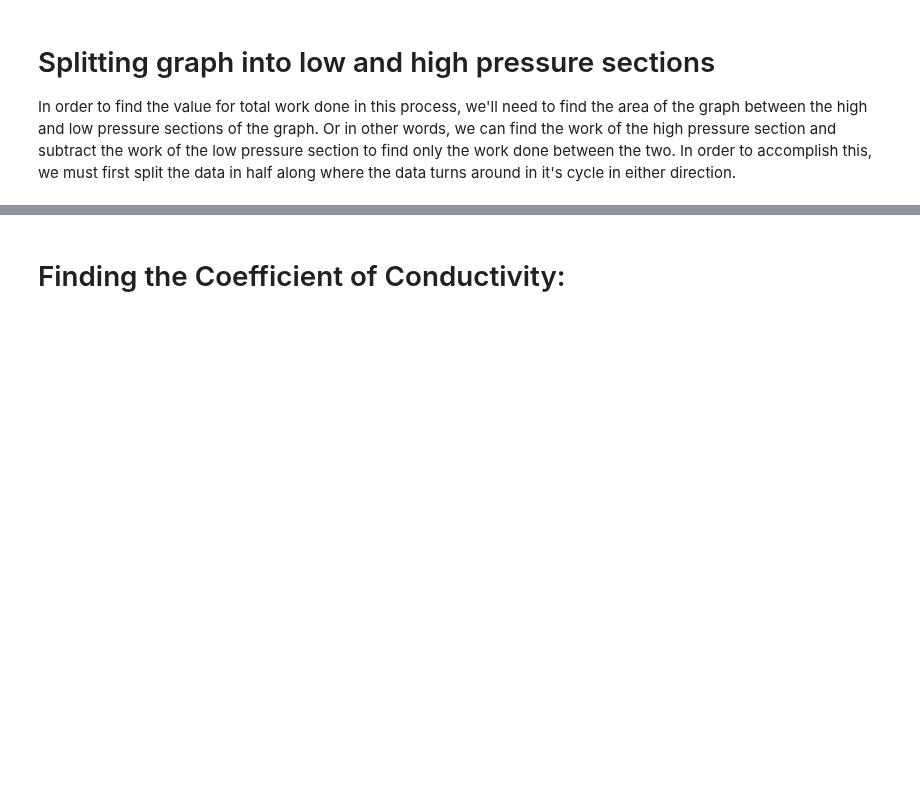
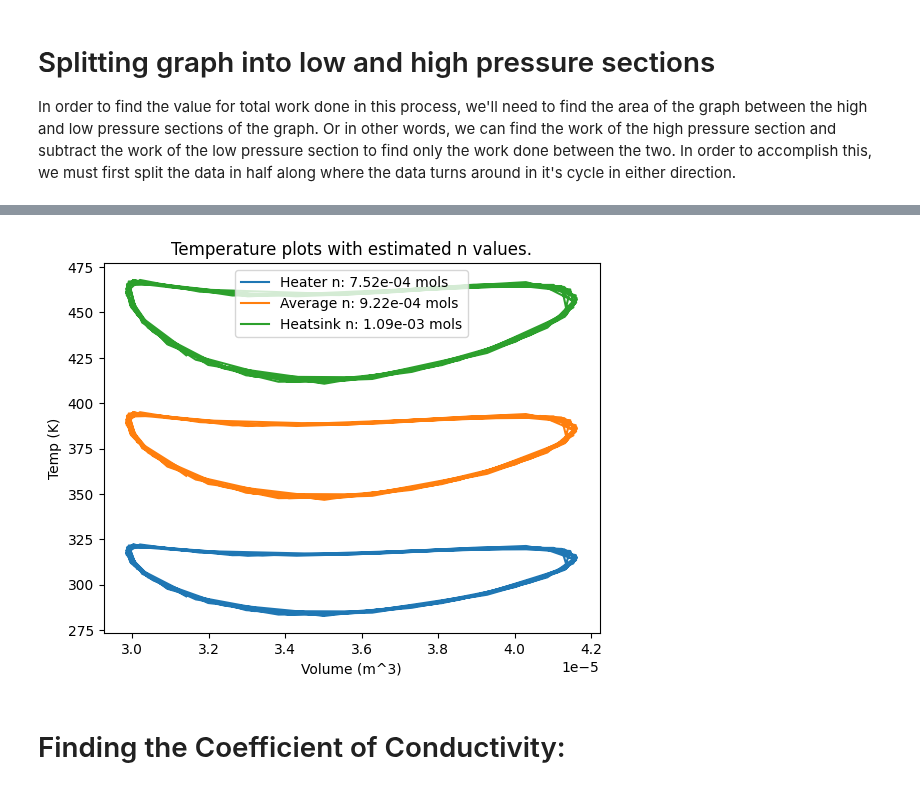
Before and after one commit to maraMaraschino/Adv-Lab, a Jupyter notebook: Stirling Engine/Lab/stirling-engine.ipynb, the cells around one changed output, grey strips where cells are left out. Saved outputs shown, nothing was run; the diff lists cells and outputs as text; code cells hidden in the pictures; blank space fills up the shorter version.

Commit message:
Working on finding temperature function

```diff
--- a/Stirling Engine/Lab/stirling-engine.ipynb
+++ b/Stirling Engine/Lab/stirling-engine.ipynb
@@ -138,0 +192,72 @@ p_i, p_f = sorted_pressure[0], sorted_pressure[-1]
+# %%
+# Find minima and maxima of pressure across cycles
+volume_m3 = volume / 1e6
+array_pressure = np.array(pressure)
+
+max_indices = argrelextrema(array_pressure, np.greater, order=5)[0]
+min_indices = argrelextrema(-array_pressure, np.greater, order=5)[0]
+
+# Find the corresponding values for temperatures across the sensors
+sampled_high_heater_temps = heater_temp.loc[max_indices]
+sampled_low_heater_temps = heater_temp.loc[min_indices]
+
+avg_high_heater_temp = sum(sampled_high_heater_temps)/len(sampled_high_heater_temps)
+avg_low_heater_temp = sum(sampled_low_heater_temps)/len(sampled_low_heater_temps)
+
+high_heatsink_temps = heatsink_temp.loc[max_indices]
+low_heatsink_temps = heatsink_temp.loc[min_indices]
+
+avg_high_heatsink_temp = sum(high_heatsink_temps)/len(high_heatsink_temps)
+avg_low_heatsink_temp = sum(low_heatsink_temps)/len(low_heatsink_temps)
+
+print(f'Avg high heater temp: {avg_high_heater_temp:.5f} K, Avg low heater temp: {avg_low_heater_temp:.5f}')
+print(f't_f - t_i: {avg_high_heater_temp - avg_low_heater_temp} K')
+print(f'Avg high heatsink temp: {avg_high_heatsink_temp:.5f} K, Avg low heatsink temp: {avg_low_heatsink_temp:.5f}')
+print(f't_f - t_i: {avg_high_heatsink_temp - avg_low_heatsink_temp} K')
+
+high_vol_values = volume_m3.loc[max_indices]
+low_vol_values = volume_m3.loc[min_indices]
+
+avg_high_vol = sum(high_vol_values)/len(high_vol_values)
+avg_low_vol = sum(low_vol_values)/len(low_vol_values)
+print(f"Average high volume: {avg_high_vol:.2f} m^3, Avg low volume: {avg_low_vol:.2f} m^3")
+
+# estimating pressure maxima and minima
+high_press_values = pressure.loc[max_indices]
+low_press_values = pressure.loc[min_indices]
+
+avg_high_press = sum(high_press_values)/len(high_press_values)
+avg_low_press = sum(low_press_values)/len(low_press_values)
+print(f"Average high pressure: {avg_high_press:.2f} Pa, Avg low pressure: {avg_low_press:.2f} Pa")
+
+# setting temp vars
+heater = avg_high_heater_temp
+heatsink = (avg_high_heatsink_temp + avg_low_heatsink_temp)/2
+
+# estimating n using heater values
+n_heater_f_est = (avg_high_press * avg_high_vol)/(8.314 * heater)
+n_heater_i_est = (avg_low_press * avg_low_vol)/(8.314 * heater)
+n_heater_avg = (n_heater_i_est + n_heater_f_est)/2
+print(f"\nn estimate with heater:\nn_i: {n_heater_i_est:.2e},\nn_f: {n_heater_f_est:.2e}\navg: {n_heater_avg:.2e}")
+
+# estimating n using heatsink values
+n_heatsink_f_est = (avg_high_press * avg_high_vol)/(8.314 * heatsink)
+n_heatsink_i_est = (avg_low_press * avg_low_vol)/(8.314 * heatsink)
+n_heatsink_avg = (n_heatsink_i_est + n_heatsink_f_est)/2
+print(f"\nn estimate with heatsink:\nn_i: {n_heatsink_i_est:.2e},\nn_f: {n_heatsink_f_est:.2e}\navg: {n_heatsink_avg:.2e}")
+
+n_avg = (n_heatsink_avg + n_heater_avg)/2
+
+temp_heater_n_est = (pressure * (volume_m3)) / (n_heater_avg * R)
+temp_heatsink_n_est = (pressure * (volume_m3)) / (n_heatsink_avg * R)
+avg_n_est = (temp_heater_n_est + temp_heatsink_n_est)/2
+
+plt.plot(volume_m3, temp_heatsink_n_est, label=f"Heater n: {n_heater_avg:.2e} mols")
+plt.plot(volume_m3, avg_n_est, label=f"Average n: {n_avg:.2e} mols")
+plt.plot(volume_m3, temp_heater_n_est, label=f"Heatsink n: {n_heatsink_avg:.2e} mols")
+plt.xlabel("Volume (m^3)")
+plt.ylabel("Temp (K)")
+plt.title("Temperature plots with estimated n values.")
+plt.legend()
+plt.show()
+# %% [output]
@@ -139,3 +280,4 @@ p_i, p_f = sorted_pressure[0], sorted_pressure[-1]
+[figure, added]
 # %% [markdown]
 # Finding the Coefficient of Conductivity:
 # %%
```
Also changed, not shown: parts of 10 cells of this notebook.
